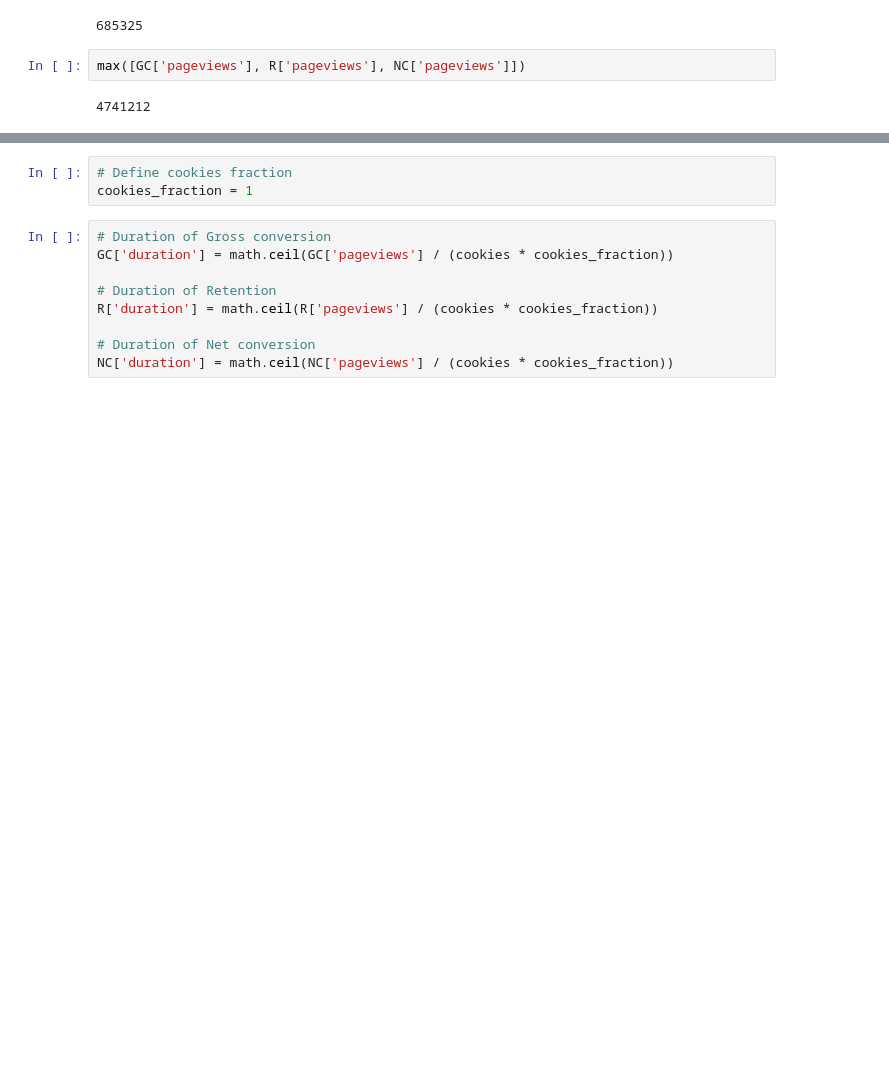
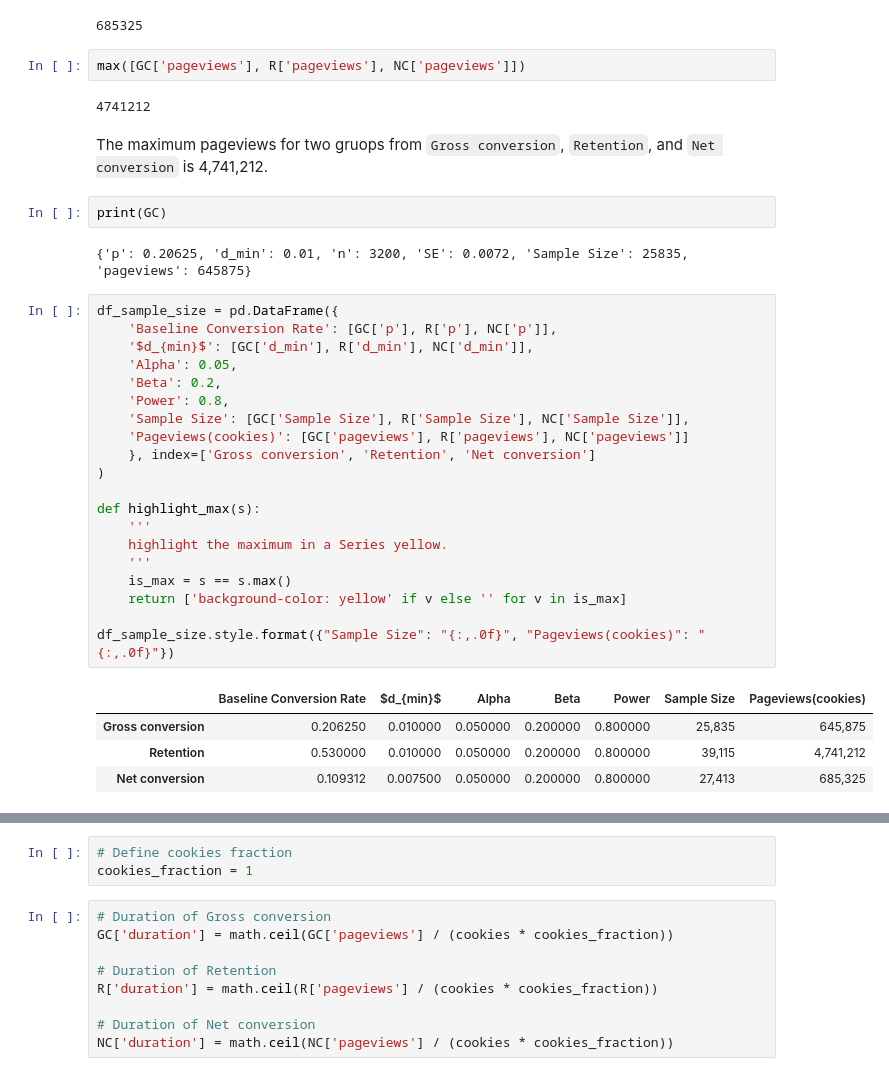
Before and after one commit to ZacksAmber/Udacity-A-B-Testing-by-Google, a Jupyter notebook: Udacity A:B Testing by Google.ipynb, the cells around one changed output, grey strips where cells are left out. Cells and saved outputs as stored; diff of their text form; blank space fills up the shorter version.

```diff
--- a/Udacity A:B Testing by Google.ipynb
+++ b/Udacity A:B Testing by Google.ipynb
@@ -346,4 +588,35 @@ NC['pageviews']
 max([GC['pageviews'], R['pageviews'], NC['pageviews']])
 # %% [output]
 4741212
+# %% [markdown]
+The maximum pageviews for two gruops from `Gross conversion`, `Retention`, and `Net conversion` is 4,741,212.
+# %%
+print(GC)
+# %% [output]
+{'p': 0.20625, 'd_min': 0.01, 'n': 3200, 'SE': 0.0072, 'Sample Size': 25835, 'pageviews': 645875}
+# %%
+df_sample_size = pd.DataFrame({
+    'Baseline Conversion Rate': [GC['p'], R['p'], NC['p']],
+    '$d_{min}$': [GC['d_min'], R['d_min'], NC['d_min']],
+    'Alpha': 0.05,
+    'Beta': 0.2,
+    'Power': 0.8,
+    'Sample Size': [GC['Sample Size'], R['Sample Size'], NC['Sample Size']],
+    'Pageviews(cookies)': [GC['pageviews'], R['pageviews'], NC['pageviews']]
+    }, index=['Gross conversion', 'Retention', 'Net conversion']
+)
+
+def highlight_max(s):
+    '''
+    highlight the maximum in a Series yellow.
+    '''
+    is_max = s == s.max()
+    return ['background-color: yellow' if v else '' for v in is_max]
+
+df_sample_size.style.format({"Sample Size": "{:,.0f}", "Pageviews(cookies)": "{:,.0f}"})
+# %% [output]
+|  | Baseline Conversion Rate | $d_{min}$ | Alpha | Beta | Power | Sample Size | Pageviews(cookies) |
+| Gross conversion | 0.206250 | 0.010000 | 0.050000 | 0.200000 | 0.800000 | 25,835 | 645,875 |
+| Retention | 0.530000 | 0.010000 | 0.050000 | 0.200000 | 0.800000 | 39,115 | 4,741,212 |
+| Net conversion | 0.109312 | 0.007500 | 0.050000 | 0.200000 | 0.800000 | 27,413 | 685,325 |
 # %% [markdown]
```
Also changed, not shown: parts of 46 cells of this notebook, 4 other files.
